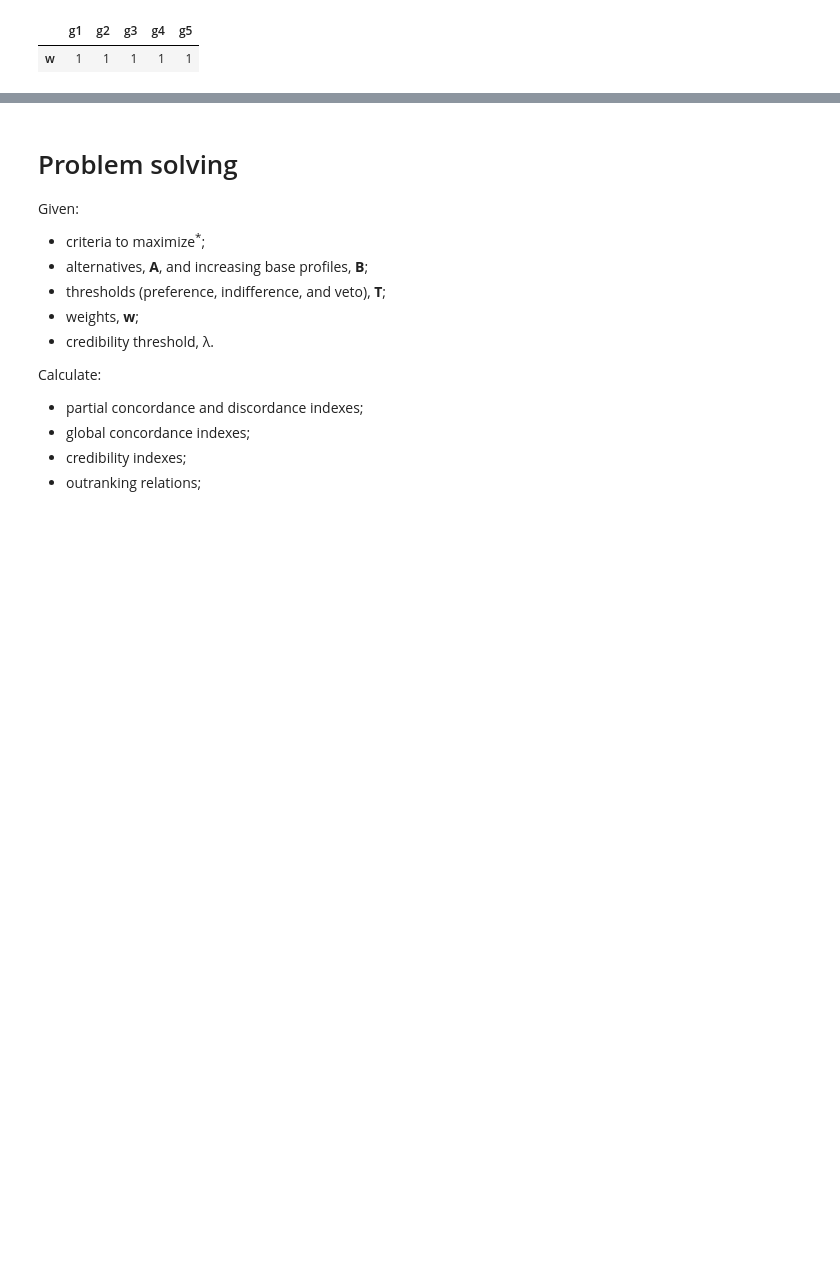
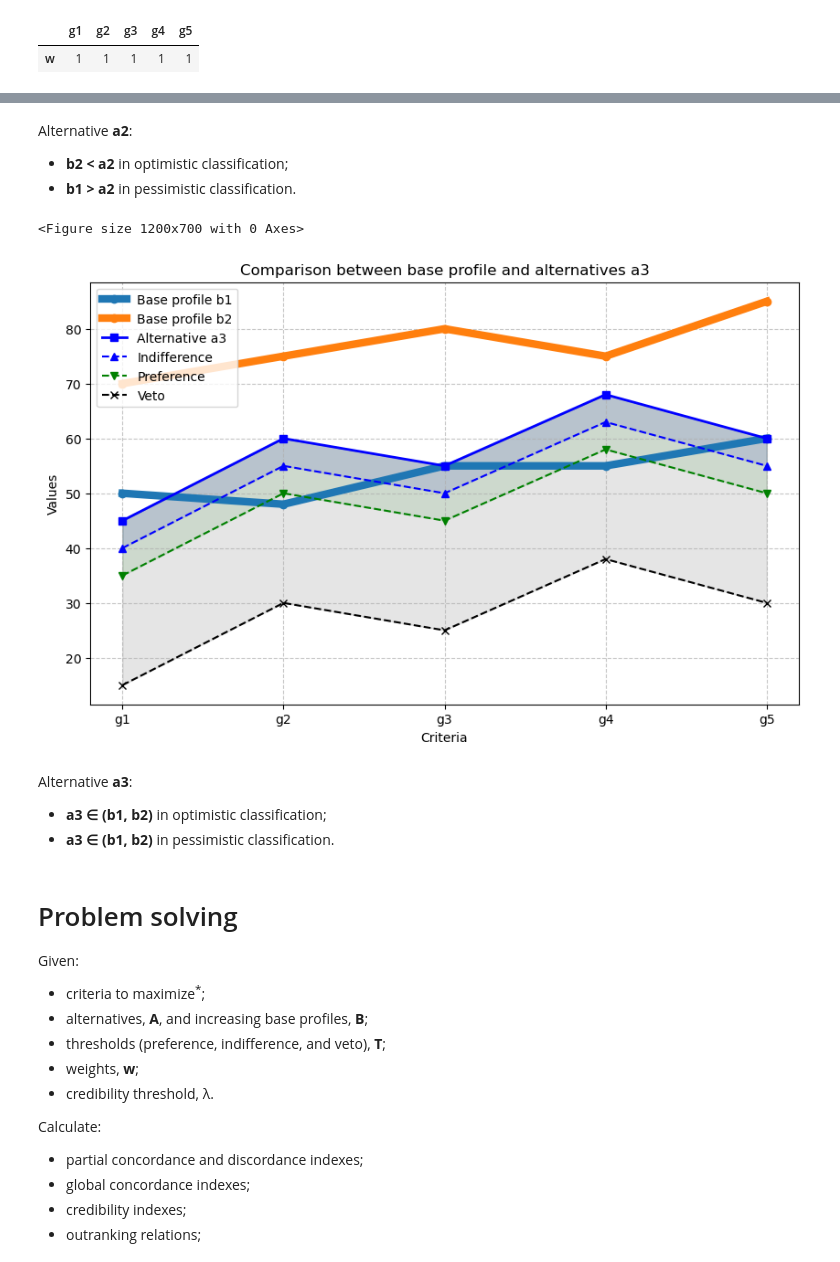
Before and after one commit to cghiaus/ELECTRE_Tri, a Jupyter notebook: docs/explanation/electre_tri-b_explained.ipynb, the cells around one changed output, grey strips where cells are left out. Drawn from its saved outputs; the diff is of its cells as text; code cells hidden in the pictures; blank space fills up the shorter version.

```diff
--- a/docs/explanation/electre_tri-b_explained.ipynb
+++ b/docs/explanation/electre_tri-b_explained.ipynb
@@ -164,3 +192,16 @@ credibility_threshold = 0.7
+# %% [markdown]
+Alternative __a2__:
+- __b2 < a2__ in optimistic classification;
+- __b1 > a2__ in pessimistic classification.
+# %%
+et.plot_base_profiles_vs_alternative(B, A.iloc[2], T)
+# %% [output]
+<Figure size 1200x700 with 0 Axes>
+[figure, added]
+# %% [markdown]
+Alternative __a3__:
+- __a3 ∈ (b1, b2)__ in optimistic classification;
+- __a3 ∈ (b1, b2)__ in pessimistic classification.
 # %% [markdown]
 # Problem solving
 
```
Also changed, not shown: parts of 12 cells of this notebook, 3 other files.
